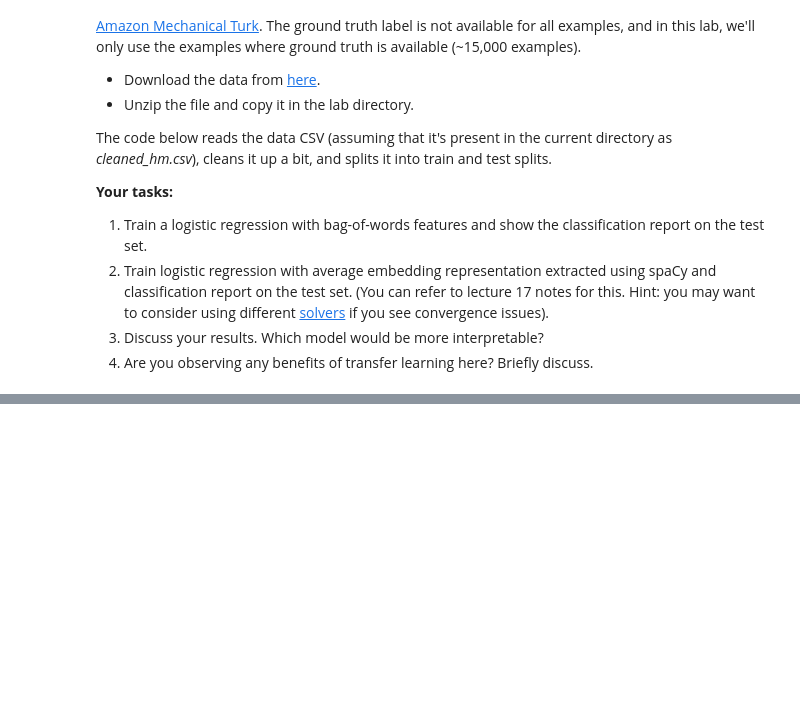
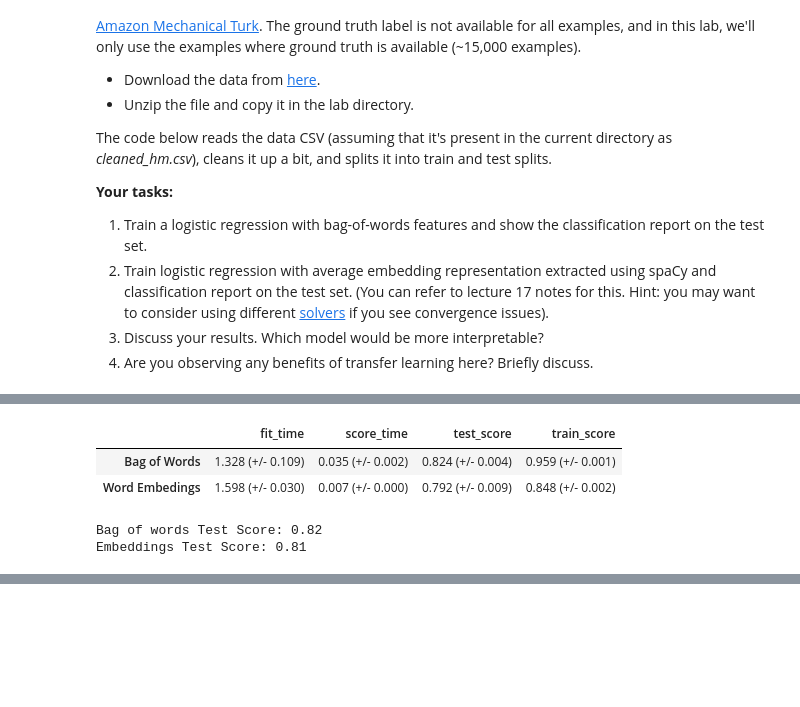
Before and after one commit to Blaise143/CPSC-330-ASSIGNMENTS, a Jupyter notebook: hw8/hw8.ipynb, the cells around one changed output, grey strips where cells are left out. Saved outputs shown, nothing was run; the diff lists cells and outputs as text; code cells hidden in the pictures; blank space fills up the shorter version.

```diff
--- a/hw8/hw8.ipynb
+++ b/hw8/hw8.ipynb
@@ -279,0 +308,35 @@ nlp = spacy.load("en_core_web_md")
+# %%
+# training with bag of words
+from sklearn.feature_extraction.text import CountVectorizer
+
+results = dict()
+
+bag_pipe = make_pipeline(
+    CountVectorizer(stop_words="english"),
+    LogisticRegression(max_iter=1000,random_state=42)
+)
+
+# Performing Cross Validation
+bag_scores = mean_std_cross_val_scores(bag_pipe, X_train, y_train, return_train_score=True, scoring="accuracy")
+results["Bag of Words"] = bag_scores
+
+X_train_embeddings = pd.DataFrame([text.vector for text in nlp.pipe(X_train)])
+X_test_embeddings = pd.DataFrame(text.vector for text in nlp.pipe(X_test))
+model = LogisticRegression(max_iter=1000, solver = "newton-cholesky", random_state=42)
+results["Word Embedings"] = mean_std_cross_val_scores(model, X_train_embeddings, y_train, return_train_score=True, scoring = "accuracy")
+pd.DataFrame(results).T
+# %% [output]
+|  | fit_time | score_time | test_score | train_score |
+| Bag of Words | 1.328 (+/- 0.109) | 0.035 (+/- 0.002) | 0.824 (+/- 0.004) | 0.959 (+/- 0.001) |
+| Word Embedings | 1.598 (+/- 0.030) | 0.007 (+/- 0.000) | 0.792 (+/- 0.009) | 0.848 (+/- 0.002) |
+# %%
+bag_pipe.fit(X_train, y_train)
+bag_test_score = bag_pipe.score(X_test, y_test)
+
+model.fit(X_train_embeddings, y_train)
+embedding_test_score = model.score(X_test_embeddings, y_test)
+embedding_test_score
+print(f"Bag of words Test Score: {bag_test_score:.2f}\nEmbeddings Test Score: {embedding_test_score:.2f}")
+# %% [output]
+Bag of words Test Score: 0.82
+Embeddings Test Score: 0.81
```
Also changed, not shown: parts of 4 cells of this notebook.
